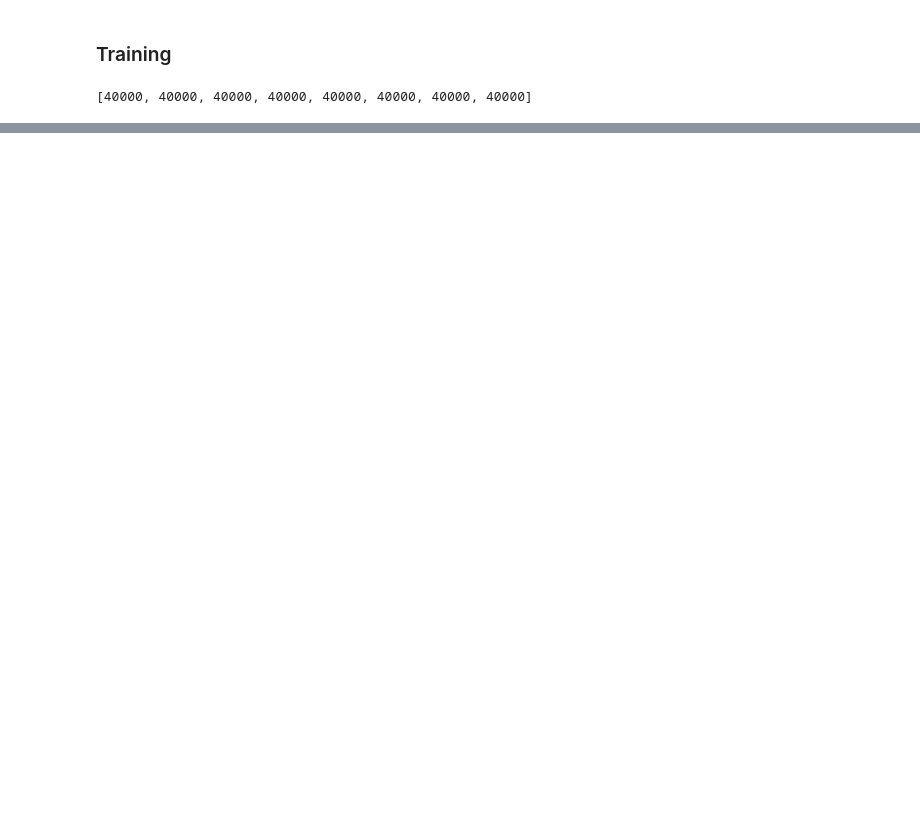
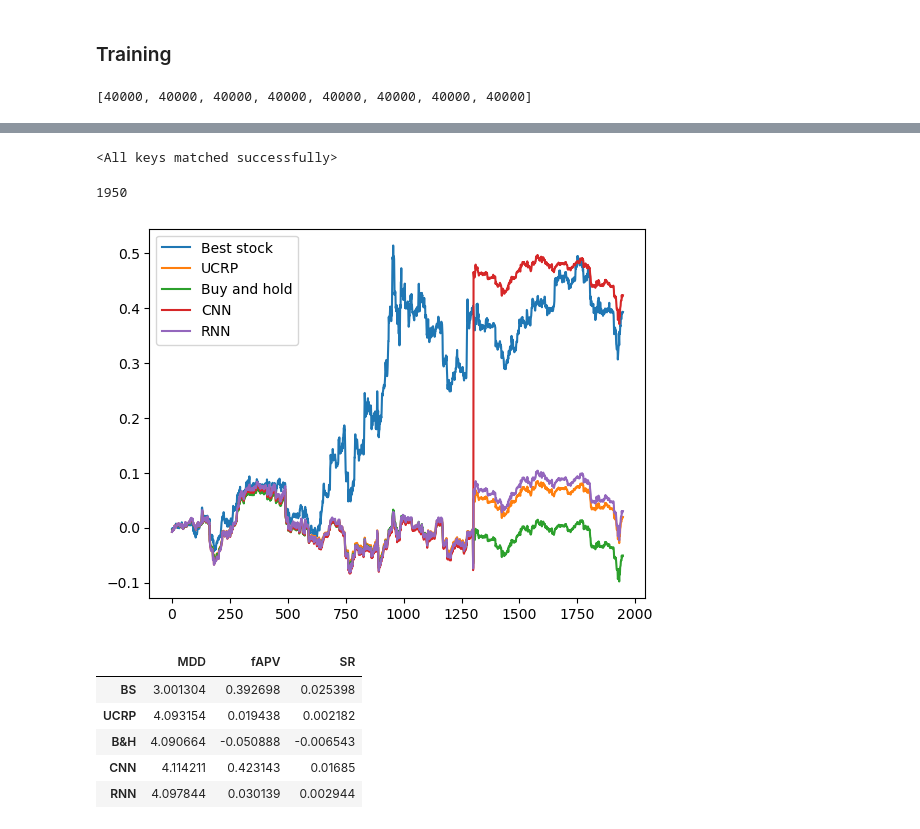
Before and after one commit to Viet1004/portfolio_management, a Jupyter notebook: portfolio_management.ipynb, the cells around one changed output, grey strips where cells are left out. Cells and saved outputs as stored; diff of their text form; code cells hidden in the pictures; blank space fills up the shorter version.

```diff
--- a/portfolio_management.ipynb
+++ b/portfolio_management.ipynb
@@ -151,0 +147,8 @@ Epoch 11, train loss: -0.016341, valid loss: -0.000149
+# %%
+df_test = {}
+for currency in currencies:
+    df_test[currency] = pd.read_json(f"./data/USDT/{currency}_USDT_test.json")
+    df_test[currency] = df_test[currency].iloc[:2000]
+    df_test[currency].columns = ["low", "high", "open", "close", "amount", "quantity", "buyTakerQmount", "buyTakerQuantity", "tradeCount", "ts", "weightedAverage", "interval", "startTime", "closeTime"]
+
+df_test["ETH"]["close"]
@@ -151,0 +168,27 @@ Epoch 11, train loss: -0.016341, valid loss: -0.000149
+# %%
+test_data = test_data(df_test)
+# %%
+# Backtesting
+# Path: backtesting.ipynb
+
+def best_stock():
+    single_returns = [df_test[currency]["close"].iloc[-1]/df_test[currency]["close"].iloc[0] for currency in currencies]
+    current_best = np.argmax(single_returns)
+    return np.array([0] + [1 if i == current_best else 0 for i in range(len(currencies))])
+
+def uniform_constant_rebalanced_portfolio():
+    return np.array([1/(len(currencies)+1) for _ in range(len(currencies)+1)])
+
+def buy_and_hold(date, previous_strategy = None):
+    if date == 0:
+        return [1/(len(currencies)+1) for _ in range(len(currencies)+1)]
+    vector_price = np.array([1] + [df_test[currency]["close"].iloc[date]/df_test[currency]["close"].iloc[date-1] for currency in currencies])
+    return previous_strategy * vector_price/np.sum(previous_strategy * vector_price)
+# %%
+# Load models
+cnnPolicy = CNNPolicy()
+cnnPolicy.load_state_dict(torch.load("models/cnnPolicy.pth"))
+rnnPolicy = RNNPolicy()
+rnnPolicy.load_state_dict(torch.load("models/rnnPolicy.pth"))
+# %% [output]
+<All keys matched successfully>
@@ -151,0 +248,15 @@ Epoch 11, train loss: -0.016341, valid loss: -0.000149
+# %%
+len(test_data)
+# %% [output]
+1950
+# %%
+performance = eval_strategy()
+performance
+# %% [output]
+[figure, added]
+|  | MDD | fAPV | SR |
+| BS | 3.001304 | 0.392698 | 0.025398 |
+| UCRP | 4.093154 | 0.019438 | 0.002182 |
+| B&H | 4.090664 | -0.050888 | -0.006543 |
+| CNN | 4.114211 | 0.423143 | 0.01685 |
+| RNN | 4.097844 | 0.030139 | 0.002944 |
```
Also changed, not shown: parts of 17 cells of this notebook, 21 other files.
